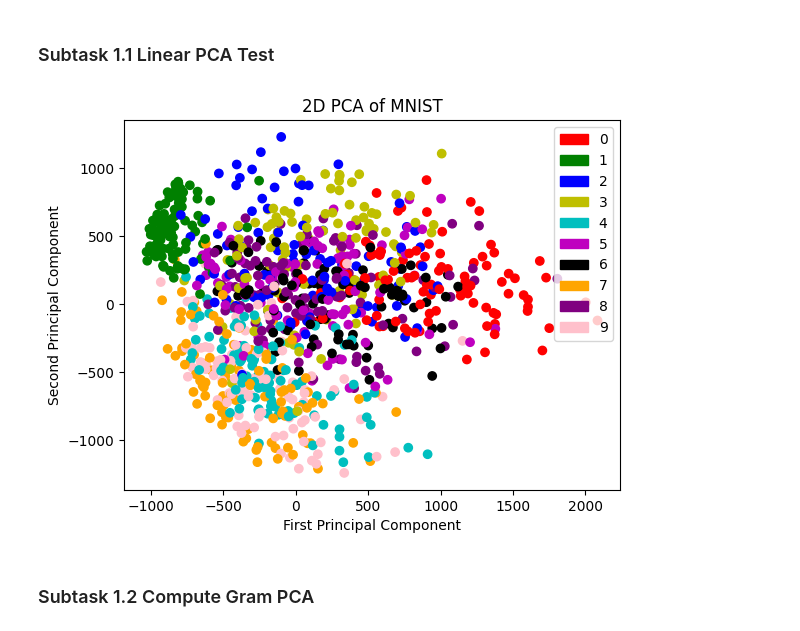
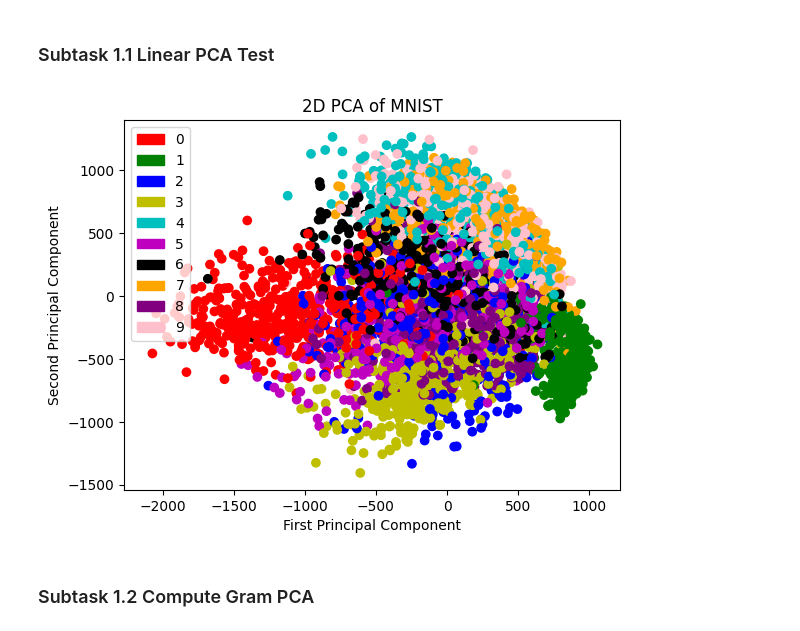
Before and after one commit to Jonas-Zhang97/TUM-IRHDD, a Jupyter notebook: Assignment3/assignment-3.ipynb, the cells around one changed output. Saved outputs shown, nothing was run; the diff lists cells and outputs as text; code cells hidden in the pictures.

Commit message:
Load 500 images

```diff
--- a/Assignment3/assignment-3.ipynb
+++ b/Assignment3/assignment-3.ipynb
@@ -32,47 +32,44 @@ import matplotlib.pyplot as plt
 import matplotlib.patches as mpatches
 import imageio
 import os
 directory = 'mnist'
+digit_prefix=['d'+str(i) for i in range(10)]
 num_samples = []
-for i in range(10):
-    num_samples.append(100)
+for d in digit_prefix:
+    num_samples.append(500)
     # Uncomment the next line and comment the previous line to load all images, but might lead to out of RAM
-    # num_samples.append(len(os.listdir(directory + '/' + 'd' + str(i))))
+    # num_samples.append(len(os.listdir(directory + '/' + d)))
+
 N = sum(num_samples)
 X = np.zeros((28*28, sum(num_samples)))
 Y = np.zeros(N)
-for i in range(10):
-    folder = directory + '/' + 'd' + str(i)
-    cnt = 0
-    for j, file in enumerate(os.listdir(folder)):
-        img = imageio.imread(folder + '/' + file).reshape(28*28)
-        X[:, sum(num_samples[:i]) + j] = img
+for i, dp in enumerate(digit_prefix):
+    for j in range(num_samples[i]):
+        # img = imageio.imread(folder + '/' + file).reshape(28*28)
+        # X[:, sum(num_samples[:i]) + j] = img
+        X[:,sum(num_samples[:i]) + j]=np.float64(imageio.imread('mnist/'+dp+'/'+dp+'_'+'%04d.png'%(j+1)).ravel())
         Y[sum(num_samples[:i]) + j] = i
-        cnt += 1
-        if cnt == num_samples[i]:
-            break
-
 
 k = 2
 S = linear_pca(X, k)
 # Draw the scatter plot with different colors for different digits
 np.random.seed(0)
 perm = np.random.permutation(N)
 S = S[:, perm]
 Y_shuffled = Y[perm]
 colors = ['r', 'g', 'b', 'y', 'c', 'm', 'k', 'orange', 'purple', 'pink']
 C = [colors[int(label)] for label in Y_shuffled]
 # for i in range(10):
 #     C[Y==i] = np.array([int(c) for c in colors[i]], dtype=float)/255
 plt.scatter(S[0, :], S[1, :], c=C)
 legend_patch = [mpatches.Patch(color=colors[i], label=str(i)) for i in range(0, 10)]
 plt.legend(handles=legend_patch)
 plt.xlabel('First Principal Component')
 plt.ylabel('Second Principal Component')
 plt.title('2D PCA of MNIST')
 plt.show()
 # %% [output]
-[figure, old version]
+[figure, new version]
 # %% [markdown]
 ### Subtask 1.2 Compute Gram PCA
 # %%
```
Also changed, not shown: parts of 4 cells of this notebook, 3 other files.
